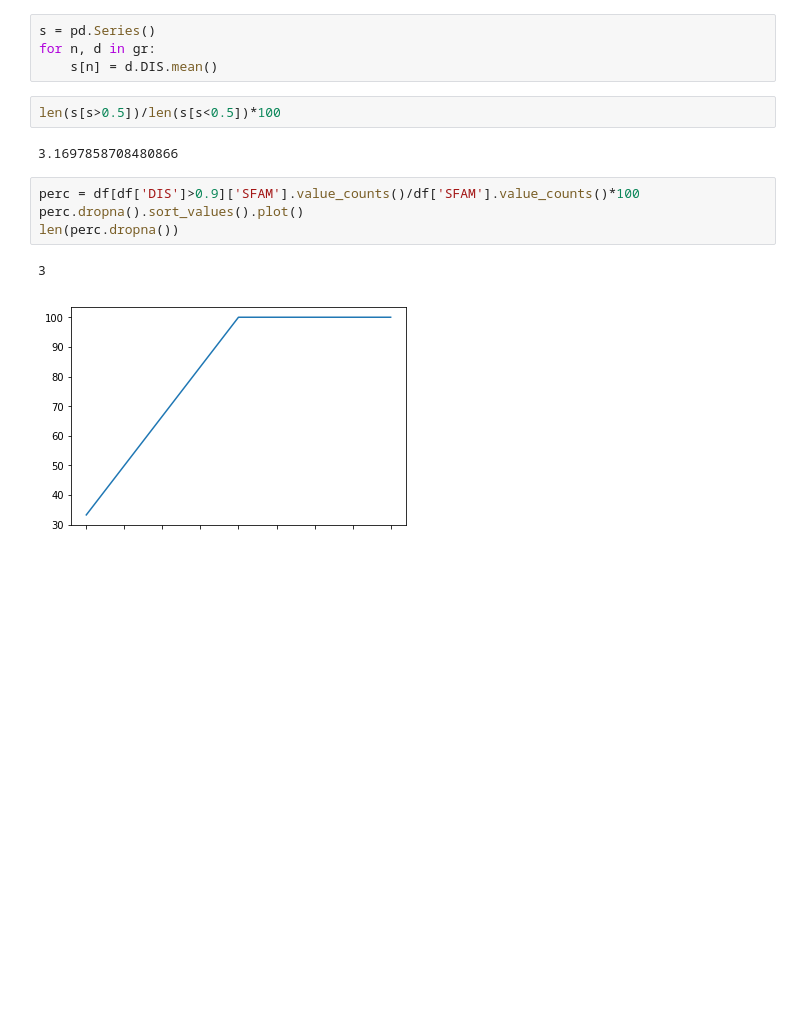
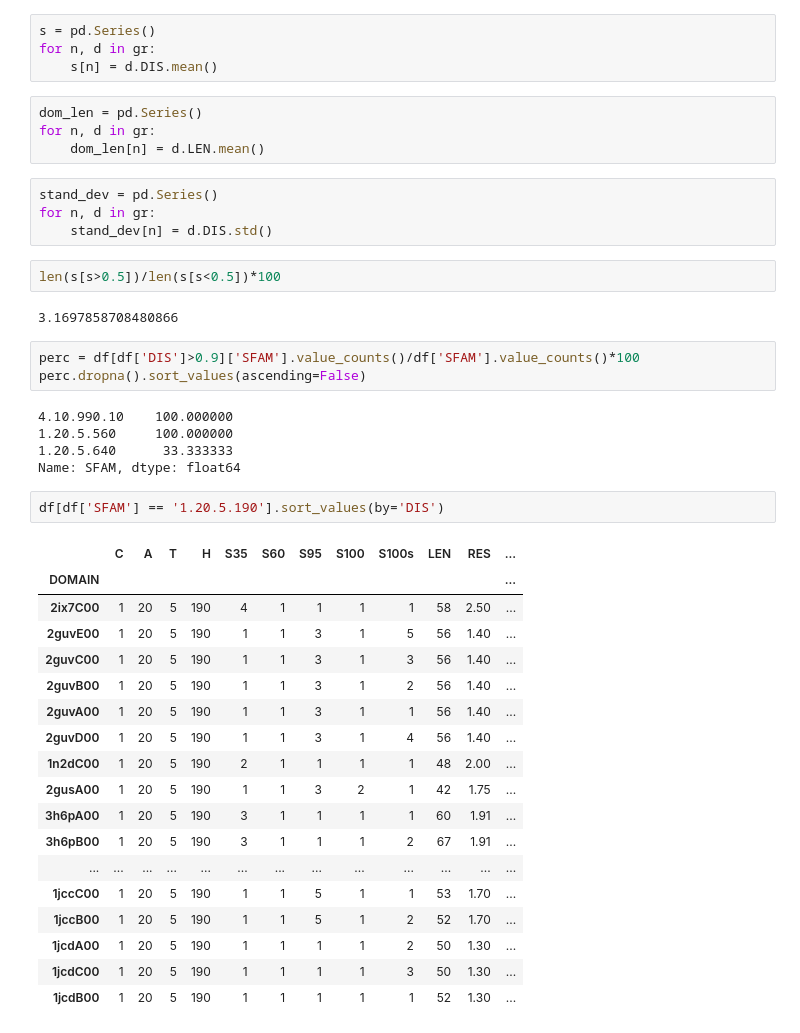
Before and after one commit to CATH-summer-2018/disorder, a Jupyter notebook: testing.ipynb, the cells around one changed output. Saved outputs shown, nothing was run; the diff lists cells and outputs as text; blank space fills up the shorter version.

```diff
--- a/testing.ipynb
+++ b/testing.ipynb
@@ -40,15 +63,45 @@ gr = df.groupby('SFAM')
 s = pd.Series()
 for n, d in gr:
     s[n] = d.DIS.mean()
+# %%
+dom_len = pd.Series()
+for n, d in gr:
+    dom_len[n] = d.LEN.mean()
+# %%
+stand_dev = pd.Series()
+for n, d in gr:
+    stand_dev[n] = d.DIS.std()
 # %%
 len(s[s>0.5])/len(s[s<0.5])*100
 # %% [output]
 3.1697858708480866
 # %%
 perc = df[df['DIS']>0.9]['SFAM'].value_counts()/df['SFAM'].value_counts()*100
-perc.dropna().sort_values().plot()
-len(perc.dropna())
+perc.dropna().sort_values(ascending=False)
 # %% [output]
-3
+4.10.990.10    100.000000
+1.20.5.560     100.000000
+1.20.5.640      33.333333
+Name: SFAM, dtype: float64
-[figure, removed]
+# %%
+df[df['SFAM'] == '1.20.5.190'].sort_values(by='DIS')
+# %% [output]
+|  | C | A | T | H | S35 | S60 | S95 | S100 | S100s | LEN | RES | ... |
+| DOMAIN |  |  |  |  |  |  |  |  |  |  |  | ... |
+| 2ix7C00 | 1 | 20 | 5 | 190 | 4 | 1 | 1 | 1 | 1 | 58 | 2.50 | ... |
+| 2guvE00 | 1 | 20 | 5 | 190 | 1 | 1 | 3 | 1 | 5 | 56 | 1.40 | ... |
+| 2guvC00 | 1 | 20 | 5 | 190 | 1 | 1 | 3 | 1 | 3 | 56 | 1.40 | ... |
+| 2guvB00 | 1 | 20 | 5 | 190 | 1 | 1 | 3 | 1 | 2 | 56 | 1.40 | ... |
+| 2guvA00 | 1 | 20 | 5 | 190 | 1 | 1 | 3 | 1 | 1 | 56 | 1.40 | ... |
+| 2guvD00 | 1 | 20 | 5 | 190 | 1 | 1 | 3 | 1 | 4 | 56 | 1.40 | ... |
+| 1n2dC00 | 1 | 20 | 5 | 190 | 2 | 1 | 1 | 1 | 1 | 48 | 2.00 | ... |
+| 2gusA00 | 1 | 20 | 5 | 190 | 1 | 1 | 3 | 2 | 1 | 42 | 1.75 | ... |
+| 3h6pA00 | 1 | 20 | 5 | 190 | 3 | 1 | 1 | 1 | 1 | 60 | 1.91 | ... |
+| 3h6pB00 | 1 | 20 | 5 | 190 | 3 | 1 | 1 | 1 | 2 | 67 | 1.91 | ... |
+| ... | ... | ... | ... | ... | ... | ... | ... | ... | ... | ... | ... | ... |
+| 1jccC00 | 1 | 20 | 5 | 190 | 1 | 1 | 5 | 1 | 1 | 53 | 1.70 | ... |
+| 1jccB00 | 1 | 20 | 5 | 190 | 1 | 1 | 5 | 1 | 2 | 52 | 1.70 | ... |
+| 1jcdA00 | 1 | 20 | 5 | 190 | 1 | 1 | 1 | 1 | 2 | 50 | 1.30 | ... |
+| 1jcdC00 | 1 | 20 | 5 | 190 | 1 | 1 | 1 | 1 | 3 | 50 | 1.30 | ... |
+| 1jcdB00 | 1 | 20 | 5 | 190 | 1 | 1 | 1 | 1 | 1 | 52 | 1.30 | ... |
 # %%
```
Also changed, not shown: parts of 7 cells of this notebook.
